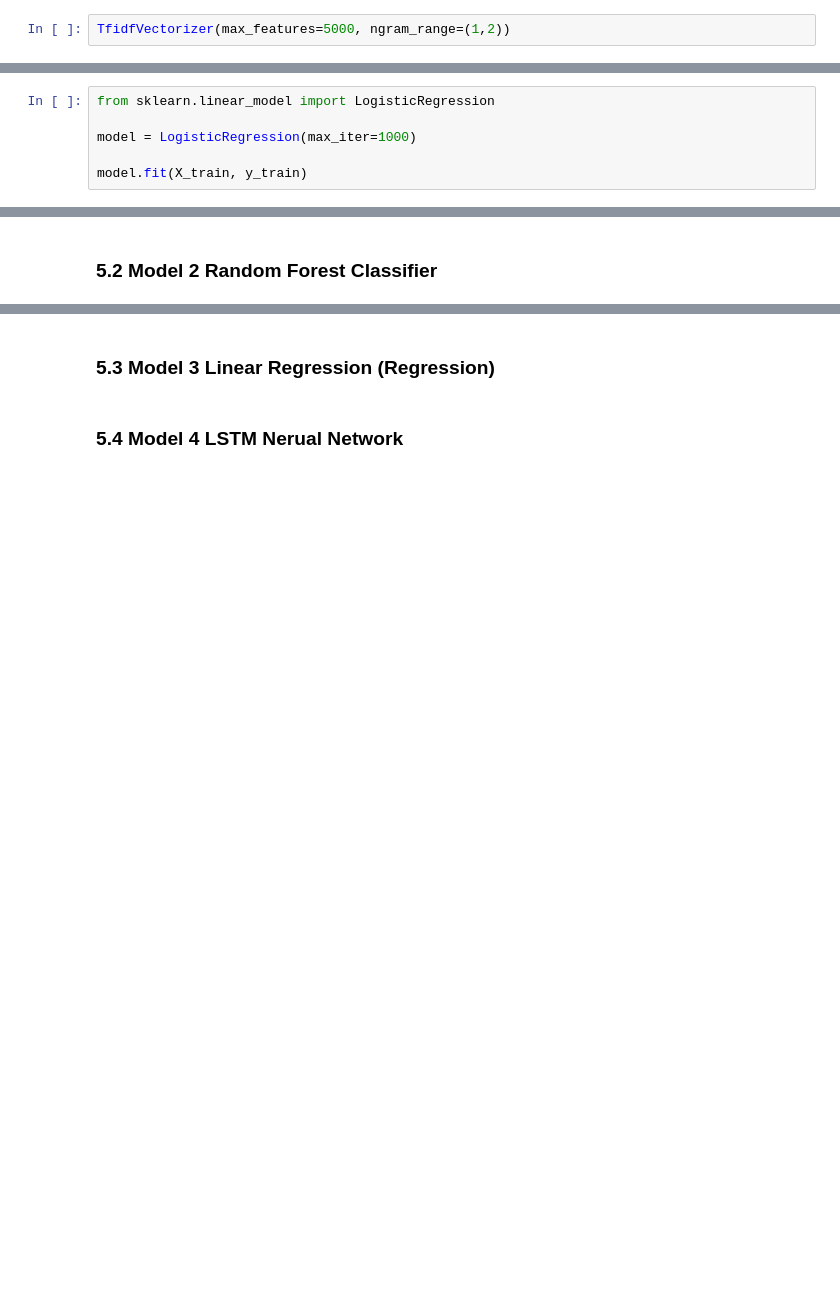
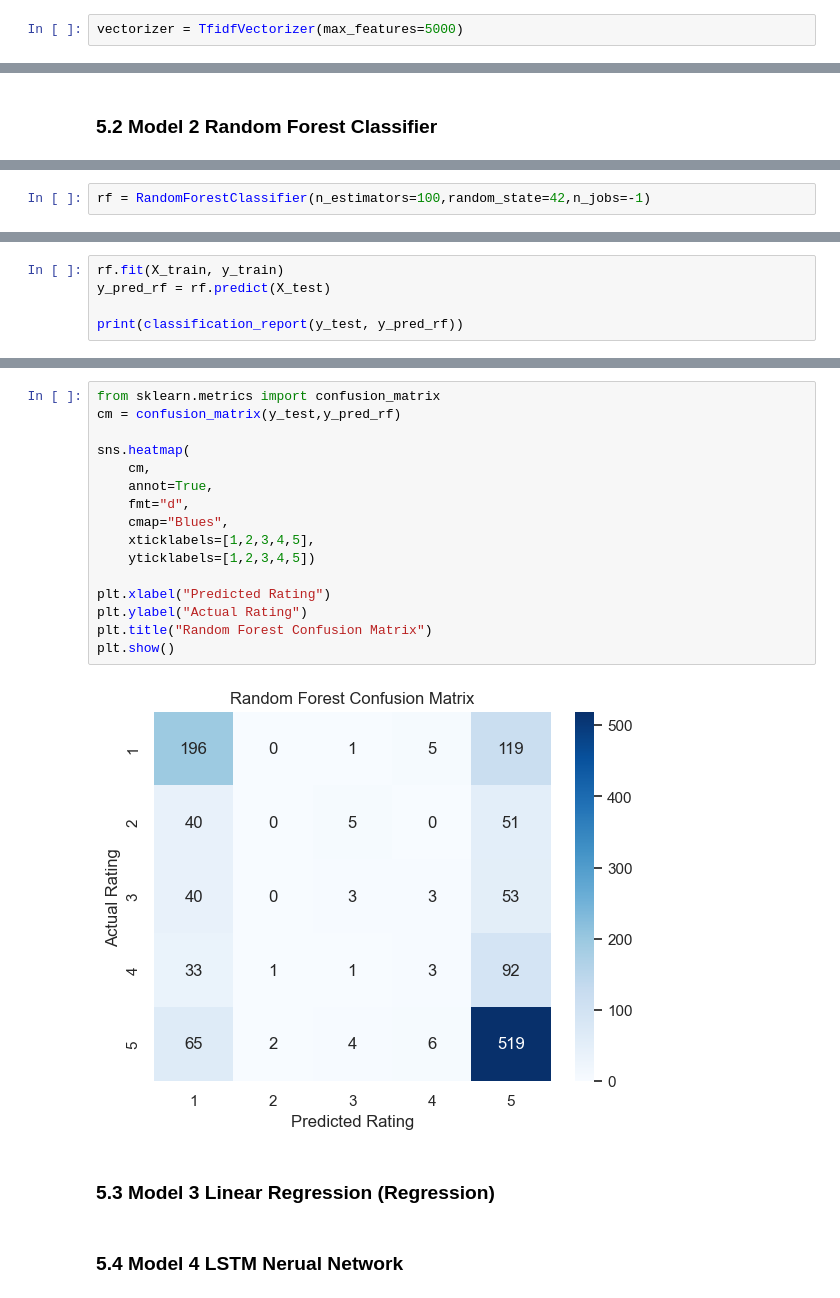
Before and after one commit to nicoholth/INFO284Semesterassignment, a Jupyter notebook: Task1_Sentiment/Task1_Sentiment.ipynb, the cells around one changed output, grey strips where cells are left out. Drawn from its saved outputs; the diff is of its cells as text; blank space fills up the shorter version.

Commit message:
model 2 - random forest

```diff
--- a/Task1_Sentiment/Task1_Sentiment.ipynb
+++ b/Task1_Sentiment/Task1_Sentiment.ipynb
@@ -125,4 +129,4 @@ df["review_text"] = df["review_text"].apply(
 # %%
 from sklearn.feature_extraction.text import TfidfVectorizer
 # %%
-TfidfVectorizer(max_features=5000, ngram_range=(1,2))
+vectorizer = TfidfVectorizer(max_features=5000)
@@ -154,9 +157,3 @@ X_train.shape
 The dataset is split into training and test sets in order to evaluate model performance on unseen data.
 # %% [markdown]
 ### 5.1 Model 1 - Logistic Regression (Classification)
-# %%
-from sklearn.linear_model import LogisticRegression
-
-model = LogisticRegression(max_iter=1000)
-
-model.fit(X_train, y_train)
@@ -210,0 +166,2 @@ plt.show()
+# %%
+rf = RandomForestClassifier(n_estimators=100,random_state=42,n_jobs=-1)
@@ -210,0 +170,5 @@ plt.show()
+# %%
+rf.fit(X_train, y_train)
+y_pred_rf = rf.predict(X_test)
+
+print(classification_report(y_test, y_pred_rf))
@@ -211,3 +187,21 @@ plt.show()
+# %%
+from sklearn.metrics import confusion_matrix
+cm = confusion_matrix(y_test,y_pred_rf)
+
+sns.heatmap(
+    cm,
+    annot=True,
+    fmt="d",
+    cmap="Blues",
+    xticklabels=[1,2,3,4,5],
+    yticklabels=[1,2,3,4,5])
+
+plt.xlabel("Predicted Rating")
+plt.ylabel("Actual Rating")
+plt.title("Random Forest Confusion Matrix")
+plt.show()
+# %% [output]
+[figure, added]
 # %% [markdown]
 ### 5.3 Model 3 Linear Regression (Regression)
 # %% [markdown]
```
Also changed, not shown: parts of 13 cells of this notebook.
